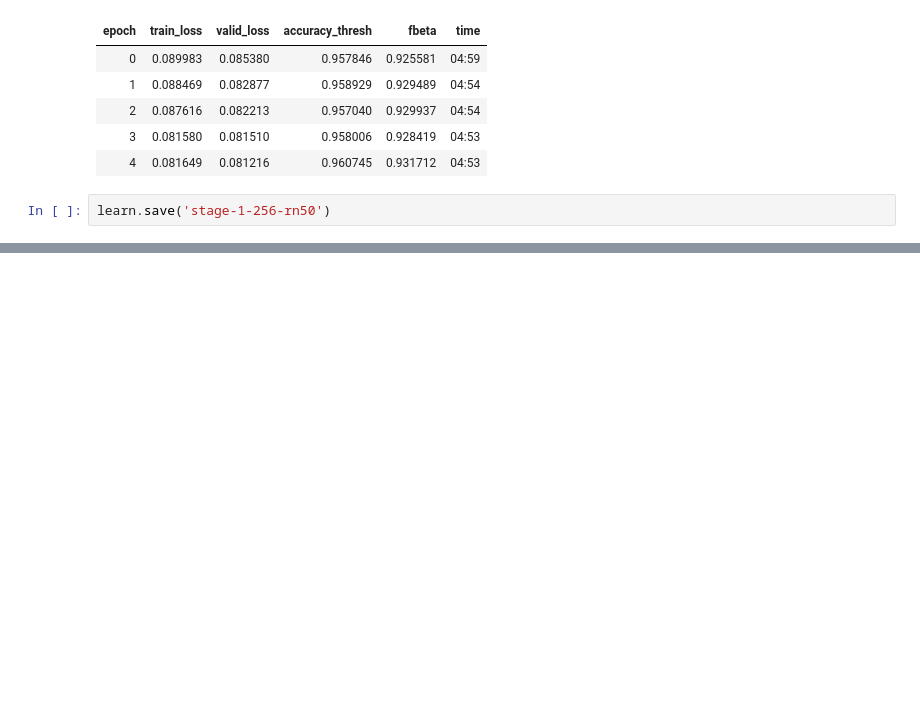
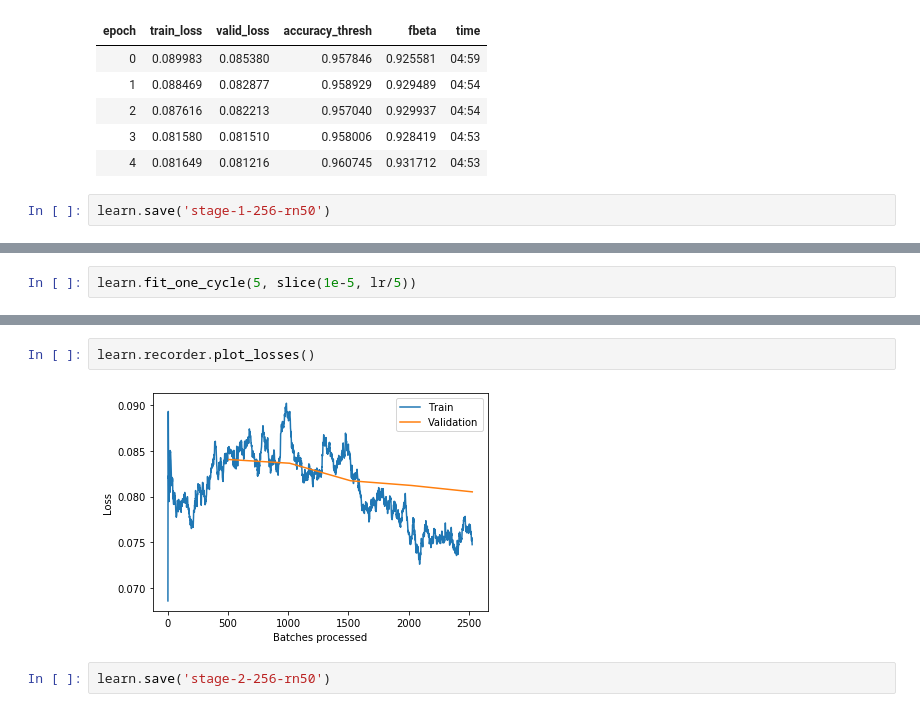
Before and after one commit to rushi-the-neural-arch/FastAi-Projects, a Jupyter notebook: FastAi_3,Satellite_MultiLabel.ipynb, the cells around one changed output, grey strips where cells are left out. Cells and saved outputs as stored; diff of their text form; blank space fills up the shorter version.

```diff
--- a/FastAi_3,Satellite_MultiLabel.ipynb
+++ b/FastAi_3,Satellite_MultiLabel.ipynb
@@ -230,0 +233,2 @@ learn.save('stage-1-256-rn50')
+# %%
+learn.fit_one_cycle(5, slice(1e-5, lr/5))
@@ -230,0 +242,6 @@ learn.save('stage-1-256-rn50')
+# %%
+learn.recorder.plot_losses()
+# %% [output]
+[figure, added]
+# %%
+learn.save('stage-2-256-rn50')
```
Also changed, not shown: parts of 2 cells of this notebook.
